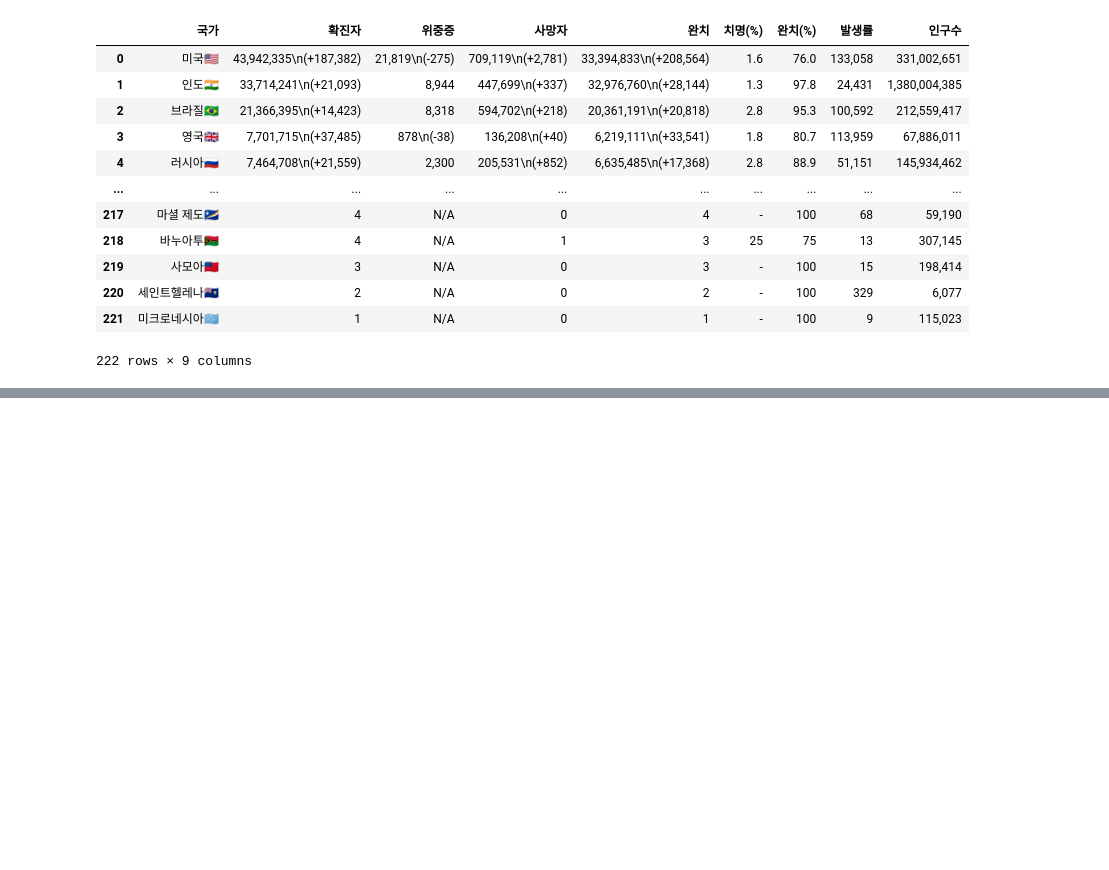
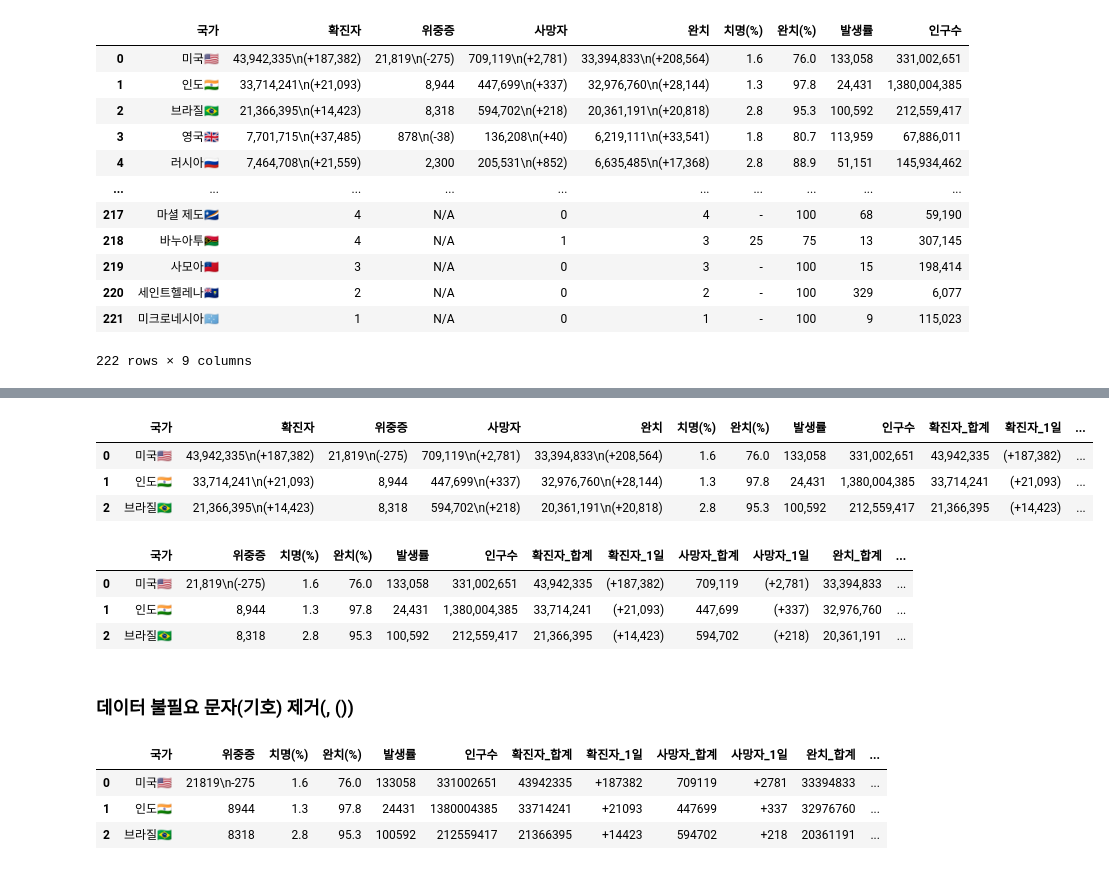
Before and after one commit to city1616/LikeLion_AI_SCHOOL_13th, a Jupyter notebook: 02. 웹과 Github 기본/06_python_library/06_corona_analysis/01_corona_analysis.ipynb, the cells around one changed output, grey strips where cells are left out. Saved outputs shown, nothing was run; the diff lists cells and outputs as text; code cells hidden in the pictures; blank space fills up the shorter version.

```diff
--- a/02. 웹과 Github 기본/06_python_library/06_corona_analysis/01_corona_analysis.ipynb
+++ b/02. 웹과 Github 기본/06_python_library/06_corona_analysis/01_corona_analysis.ipynb
@@ -244,0 +235,21 @@ corona_df.head(3)
+# %%
+# 완치 합계, 완치 1일 컬럼 추가
+corona_df["완치_합계"] = corona_df["완치"].str.split("\n").str[0]
+corona_df["완치_1일"] = corona_df["완치"].str.split("\n").str[1]
+corona_df.head(3)
+# %% [output]
+|  | 국가 | 확진자 | 위중증 | 사망자 | 완치 | 치명(%) | 완치(%) | 발생률 | 인구수 | 확진자_합계 | 확진자_1일 | ... |
+| 0 | 미국🇺🇸 | 43,942,335\n(+187,382) | 21,819\n(-275) | 709,119\n(+2,781) | 33,394,833\n(+208,564) | 1.6 | 76.0 | 133,058 | 331,002,651 | 43,942,335 | (+187,382) | ... |
+| 1 | 인도🇮🇳 | 33,714,241\n(+21,093) | 8,944 | 447,699\n(+337) | 32,976,760\n(+28,144) | 1.3 | 97.8 | 24,431 | 1,380,004,385 | 33,714,241 | (+21,093) | ... |
+| 2 | 브라질🇧🇷 | 21,366,395\n(+14,423) | 8,318 | 594,702\n(+218) | 20,361,191\n(+20,818) | 2.8 | 95.3 | 100,592 | 212,559,417 | 21,366,395 | (+14,423) | ... |
+# %%
+# 확진자, 사망자, 완치 컬럼 삭제
+corona_df = corona_df.drop(["확진자", "사망자", "완치"], axis = 1)
+corona_df.head(3)
+# %% [output]
+|  | 국가 | 위중증 | 치명(%) | 완치(%) | 발생률 | 인구수 | 확진자_합계 | 확진자_1일 | 사망자_합계 | 사망자_1일 | 완치_합계 | ... |
+| 0 | 미국🇺🇸 | 21,819\n(-275) | 1.6 | 76.0 | 133,058 | 331,002,651 | 43,942,335 | (+187,382) | 709,119 | (+2,781) | 33,394,833 | ... |
+| 1 | 인도🇮🇳 | 8,944 | 1.3 | 97.8 | 24,431 | 1,380,004,385 | 33,714,241 | (+21,093) | 447,699 | (+337) | 32,976,760 | ... |
+| 2 | 브라질🇧🇷 | 8,318 | 2.8 | 95.3 | 100,592 | 212,559,417 | 21,366,395 | (+14,423) | 594,702 | (+218) | 20,361,191 | ... |
+# %% [markdown]
+### 데이터 불필요 문자(기호) 제거(, ())
@@ -244,0 +269,7 @@ corona_df.head(3)
+# %%
+corona_df.head(3)
+# %% [output]
+|  | 국가 | 위중증 | 치명(%) | 완치(%) | 발생률 | 인구수 | 확진자_합계 | 확진자_1일 | 사망자_합계 | 사망자_1일 | 완치_합계 | ... |
+| 0 | 미국🇺🇸 | 21819\n-275 | 1.6 | 76.0 | 133058 | 331002651 | 43942335 | +187382 | 709119 | +2781 | 33394833 | ... |
+| 1 | 인도🇮🇳 | 8944 | 1.3 | 97.8 | 24431 | 1380004385 | 33714241 | +21093 | 447699 | +337 | 32976760 | ... |
+| 2 | 브라질🇧🇷 | 8318 | 2.8 | 95.3 | 100592 | 212559417 | 21366395 | +14423 | 594702 | +218 | 20361191 | ... |
```
Also changed, not shown: parts of 8 cells of this notebook.
